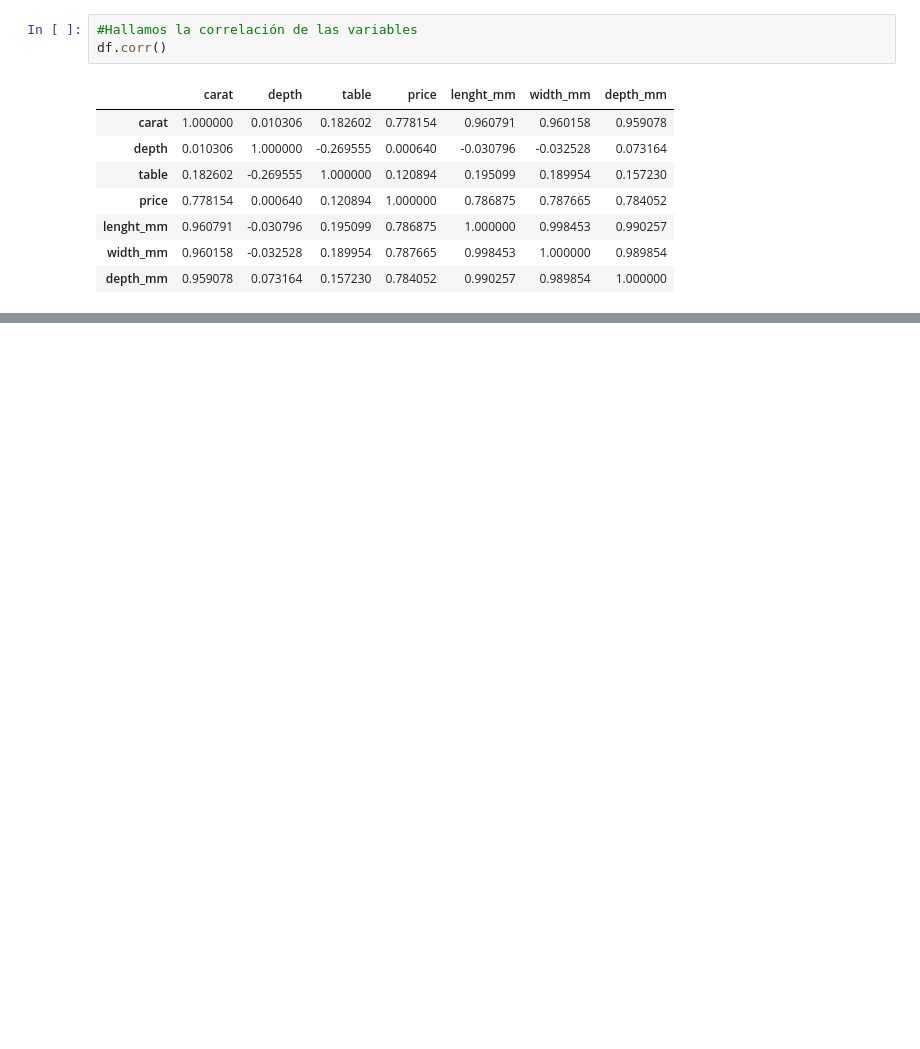
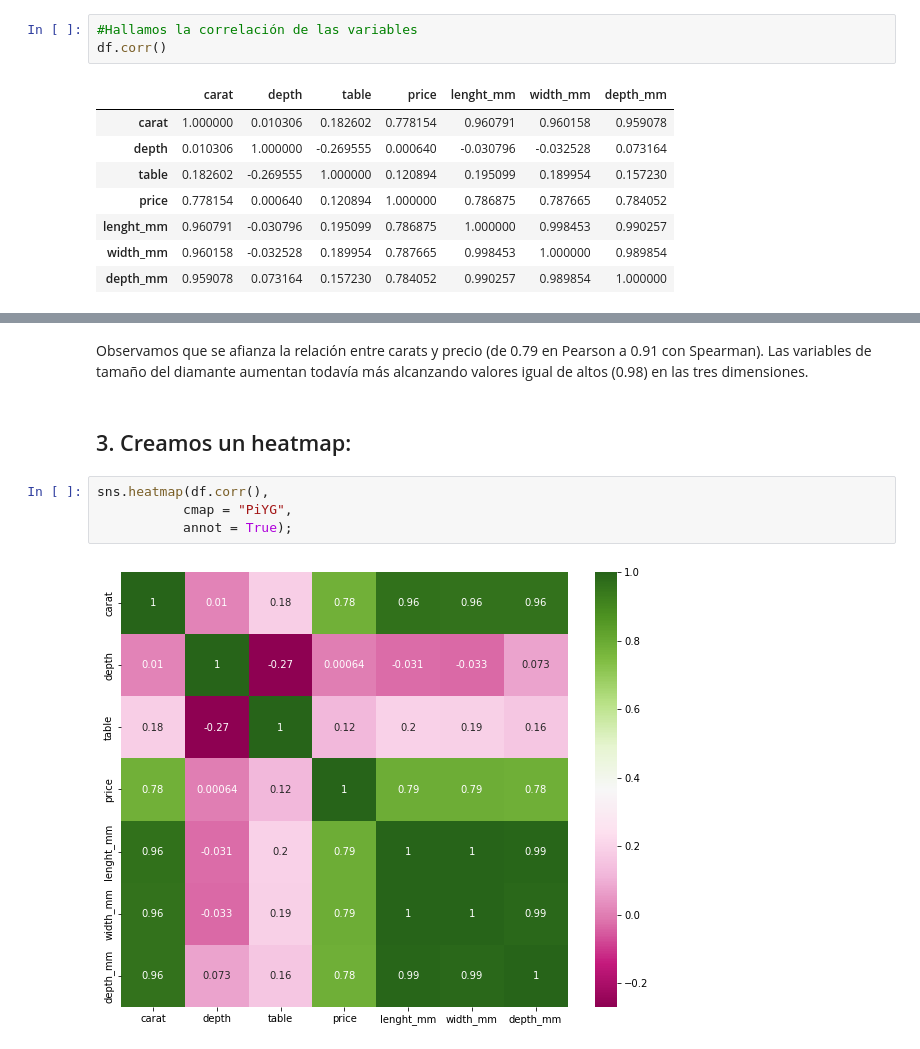
Before and after one commit to Adalab/DA-promoc-modulo3-sprint1-judith-gadea, a Jupyter notebook: Regresión lineal/RL-3-Correlacion-Covarianza.ipynb, the cells around one changed output, grey strips where cells are left out. Saved outputs shown, nothing was run; the diff lists cells and outputs as text; blank space fills up the shorter version.

```diff
--- a/Regresión lineal/RL-3-Correlacion-Covarianza.ipynb
+++ b/Regresión lineal/RL-3-Correlacion-Covarianza.ipynb
@@ -75,0 +110,10 @@ sns.pairplot(df);
+# %% [markdown]
+Observamos que se afianza la relación entre carats y precio (de 0.79 en Pearson a 0.91 con Spearman). Las variables de tamaño del diamante aumentan todavía más alcanzando valores igual de altos (0.98) en las tres dimensiones.
+# %% [markdown]
+## 3. Creamos un heatmap:
+# %%
+sns.heatmap(df.corr(),
+           cmap = "PiYG",
+           annot = True);
+# %% [output]
+[figure, added]
```
Also changed, not shown: parts of 19 cells of this notebook, 12 other files.
